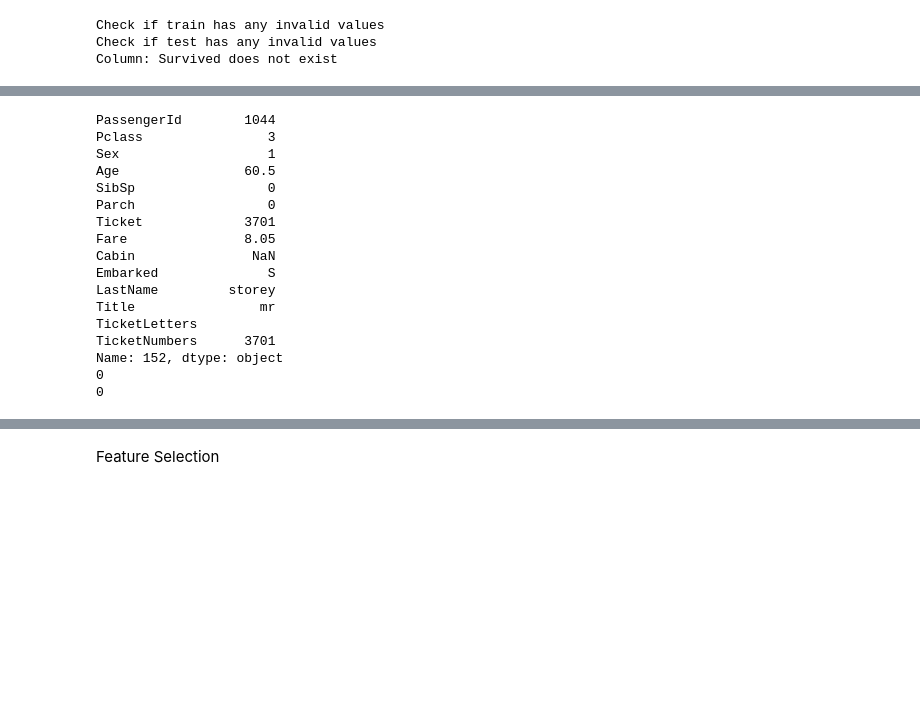
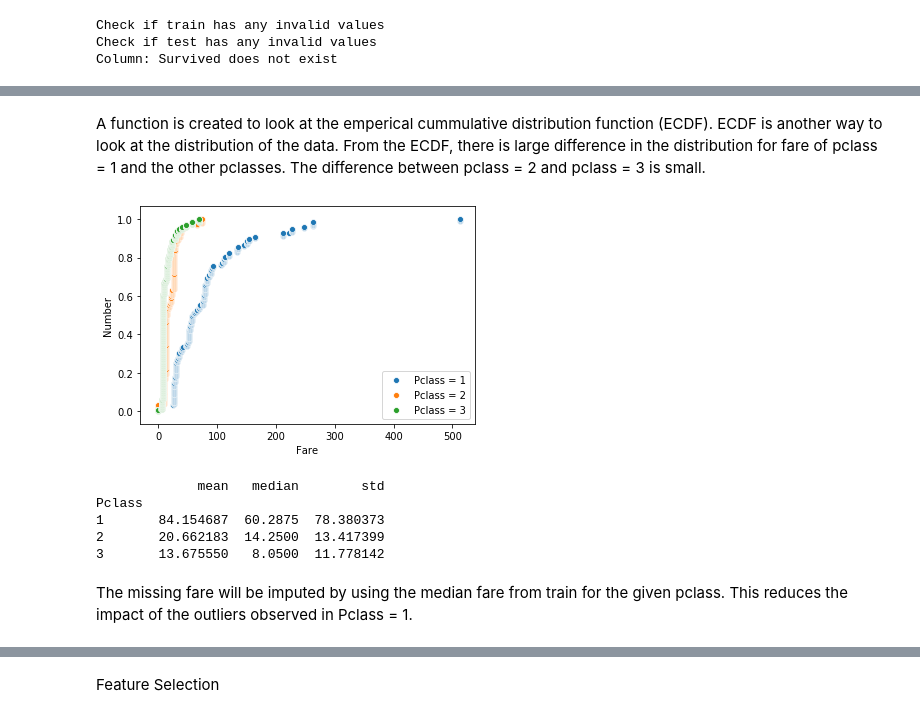
Before and after one commit to robertghennessy/Kaggle-Titanic, a Jupyter notebook: Titianic_Jupyter_v2.ipynb, the cells around one changed output, grey strips where cells are left out. Saved outputs shown, nothing was run; the diff lists cells and outputs as text; code cells hidden in the pictures; blank space fills up the shorter version.

```diff
--- a/Titianic_Jupyter_v2.ipynb
+++ b/Titianic_Jupyter_v2.ipynb
@@ -215,3 +220,34 @@ plt.show()
+# %% [markdown]
+A function is created to look at the emperical cummulative distribution function (ECDF). ECDF is another way to look at the distribution of the data. From the ECDF, there is large difference in the distribution for fare of pclass = 1 and the other pclasses. The difference between pclass = 2 and pclass = 3 is small.
+# %%
+def multi_ecdf(df, value_col, hue_col):
+    unique_values = sorted(df[hue_col].unique())
+    for value in unique_values:
+        selected_entries = df[df[hue_col] == value]
+        label = hue_col + ' = '+ str(value)
+        """ Compute ECDF """
+        x = np.sort(selected_entries[value_col].dropna())
+        n = x.size
+        y = np.arange(1, n+1) / n
+        sns.scatterplot(x, y, label=label)
+    plt.legend()
+    plt.xlabel(value_col)
+    plt.ylabel('Number')
+    plt.show()
+    return None
+
+multi_ecdf(train, 'Fare', 'Pclass')
+
+print(train.groupby('Pclass')['Fare'].agg([np.mean, np.median, np.std]))
+# %% [output]
+[figure, added]
+             mean   median        std
+Pclass
+1       84.154687  60.2875  78.380373
+2       20.662183  14.2500  13.417399
+3       13.675550   8.0500  11.778142
+# %% [markdown]
+The missing fare will be imputed by using the median fare from train for the given pclass. This reduces the impact of the outliers observed in Pclass = 1.
 # %%
 def impute_fare(train, test):
     median_fare_by_class = train.groupby('Pclass')['Fare'].agg(np.median).round(2)
@@ -223,25 +259,3 @@ def impute_fare(train, test):
     return train, test
 
 train, test = impute_fare(train, test)
-
-print(test.iloc[152])
-print(test['Fare'].isna().sum())
-print(train['Fare'].isna().sum())
-# %% [output]
-PassengerId        1044
-Pclass                3
-Sex                   1
-Age                60.5
-SibSp                 0
-Parch                 0
-Ticket             3701
-Fare               8.05
-Cabin               NaN
-Embarked              S
-LastName         storey
-Title                mr
-TicketLetters
-TicketNumbers      3701
-Name: 152, dtype: object
-0
-0
```
Also changed, not shown: parts of 36 cells of this notebook.
